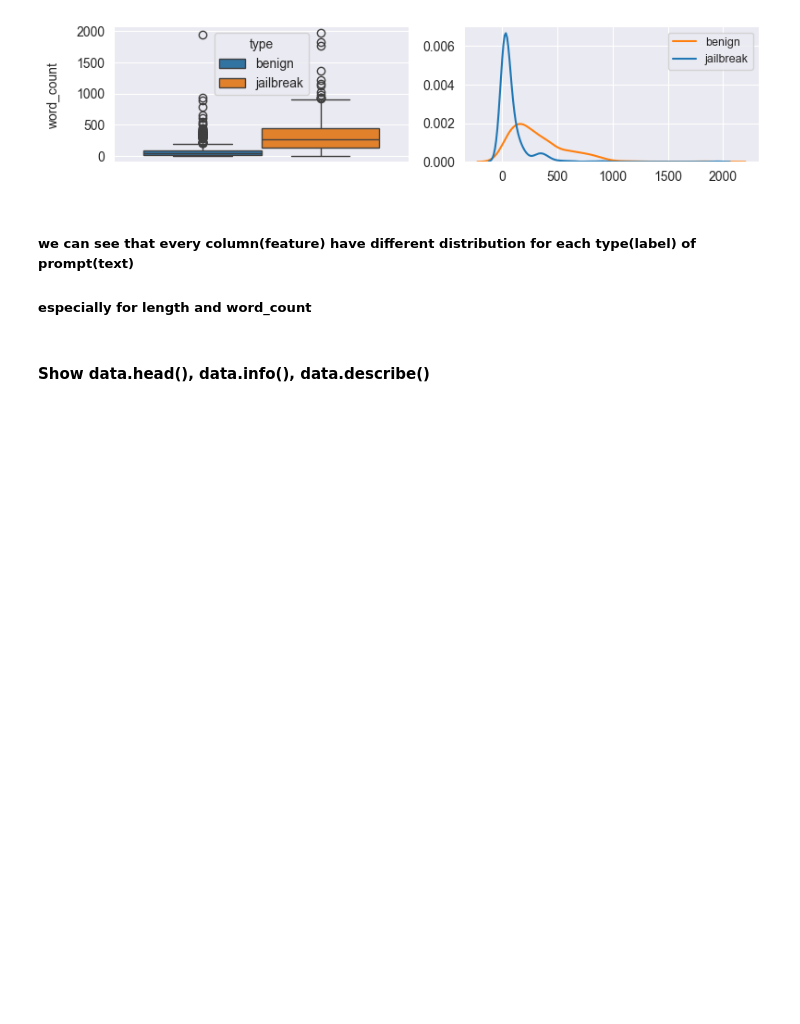
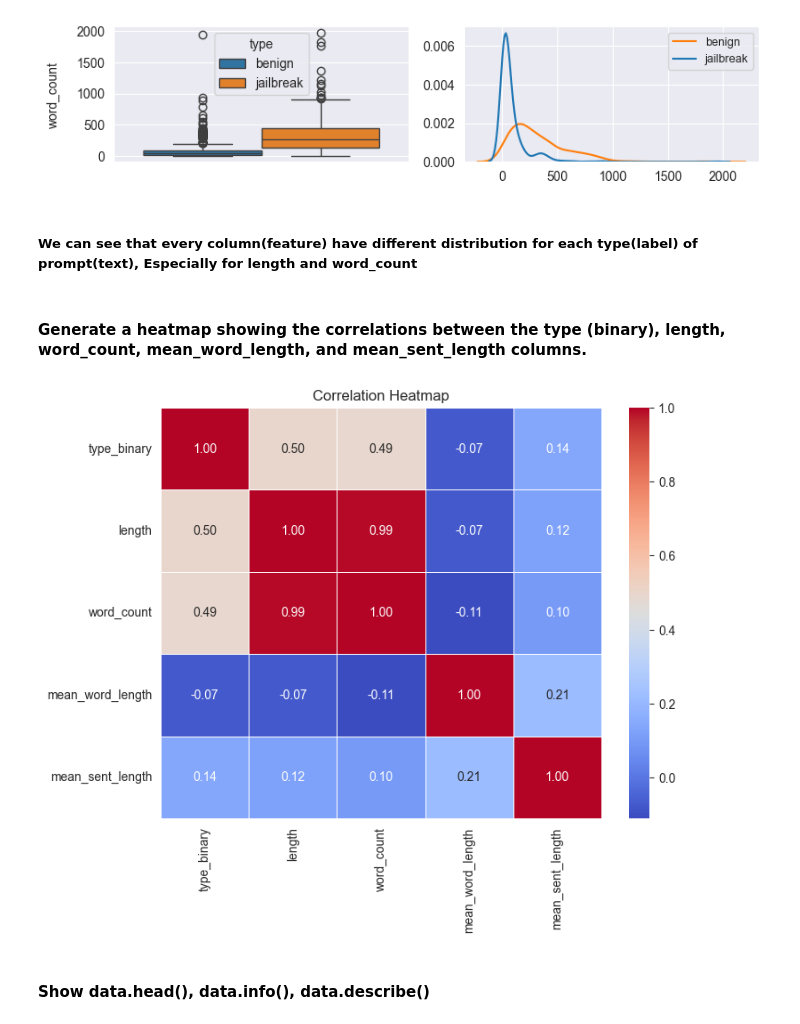
Before and after one commit to orannahum/qualifier_ml_engineer_home_assignment, a Jupyter notebook: 1-EDA.ipynb, the cells around one changed output. Cells and saved outputs as stored; diff of their text form; code cells hidden in the pictures; blank space fills up the shorter version.

```diff
--- a/1-EDA.ipynb
+++ b/1-EDA.ipynb
@@ -169,8 +169,21 @@ for feature in features:
 [figure]
 [figure]
 # %% [markdown]
-##### we can see that every column(feature) have different distribution for each type(label) of prompt(text)
-##### especially for length and word_count
+##### We can see that every column(feature) have different distribution for each type(label) of prompt(text), Especially for length and word_count
+# %% [markdown]
+#### Generate a heatmap showing the correlations between the type (binary), length, word_count, mean_word_length, and mean_sent_length columns.
+# %%
+data['type_binary'] = data['type'].apply(lambda x: 0 if x == 'benign' else 1)
+# Compute the correlation matrix
+correlation_matrix = data[['type_binary', 'length', 'word_count', 'mean_word_length', 'mean_sent_length']].corr()
+
+# Plot the heatmap
+plt.figure(figsize=(8, 6))
+sns.heatmap(correlation_matrix, annot=True, cmap='coolwarm', fmt='.2f', cbar=True, linewidths=0.5)
+plt.title('Correlation Heatmap')
+plt.show()
+# %% [output]
+[figure, added]
 # %% [markdown]
 #### Show data.head(), data.info(), data.describe()
 # %%
```
Also changed, not shown: parts of 5 cells of this notebook.
